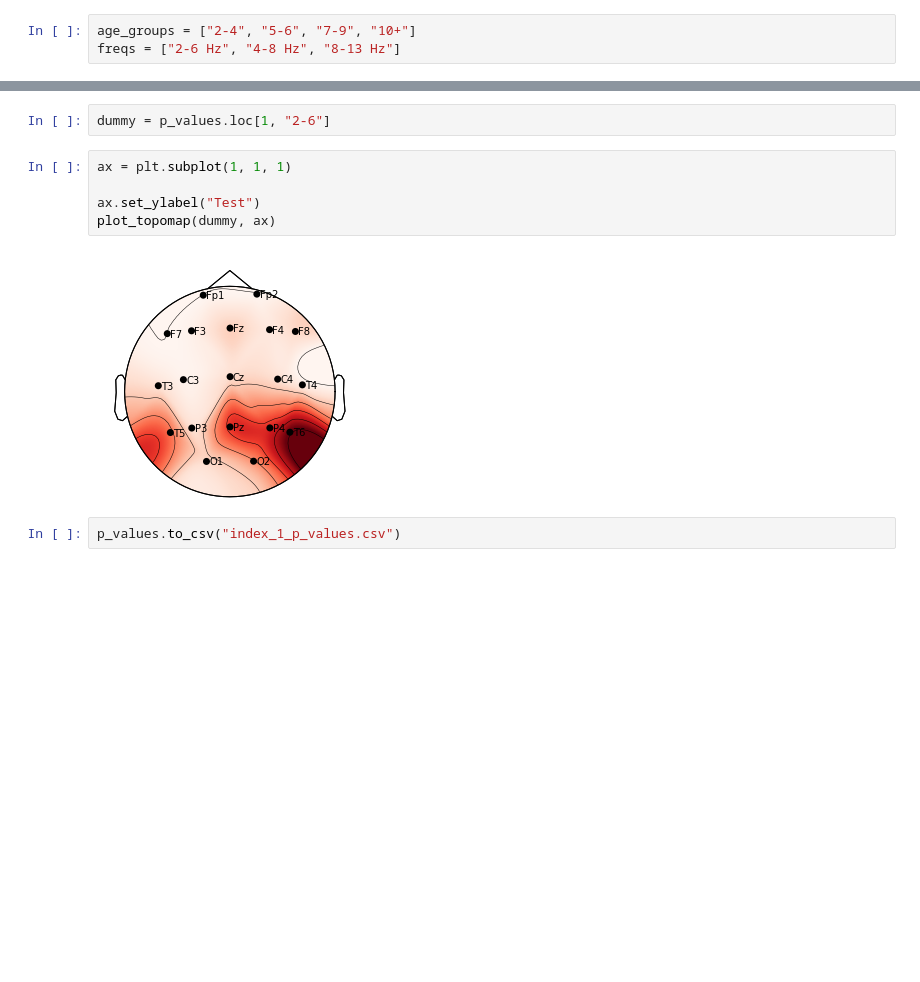
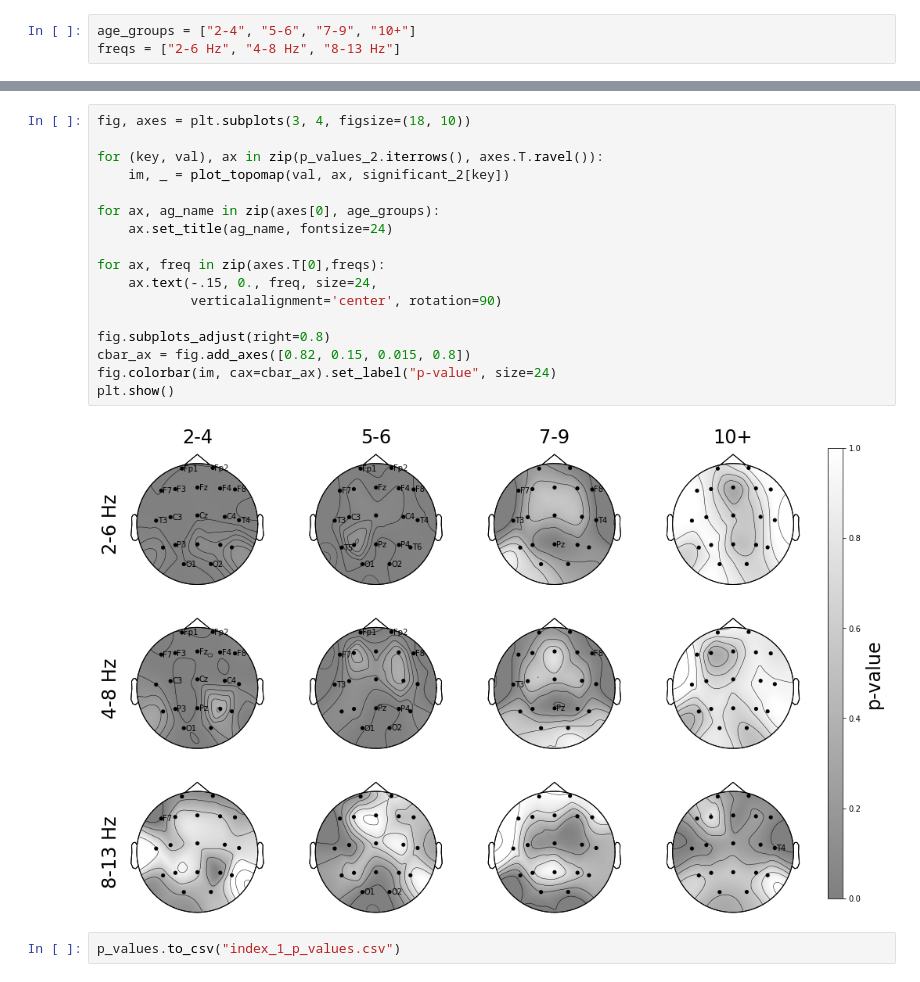
Before and after one commit to ledovsky/eeg-research, a Jupyter notebook: asd_experiments/220131 - Further index research.ipynb, the cells around one changed output, grey strips where cells are left out. Drawn from its saved outputs; the diff is of its cells as text; blank space fills up the shorter version.

```diff
--- a/asd_experiments/220131 - Further index research.ipynb
+++ b/asd_experiments/220131 - Further index research.ipynb
@@ -250,12 +286,22 @@ plt.show()
-# %%
-dummy = p_values.loc[1, "2-6"]
-# %%
-ax = plt.subplot(1, 1, 1)
-
-ax.set_ylabel("Test")
-plot_topomap(dummy, ax)
-# %% [output]
-[figure, removed]
+# %%
+fig, axes = plt.subplots(3, 4, figsize=(18, 10))
+
+for (key, val), ax in zip(p_values_2.iterrows(), axes.T.ravel()):
+    im, _ = plot_topomap(val, ax, significant_2[key])
+
+for ax, ag_name in zip(axes[0], age_groups):
+    ax.set_title(ag_name, fontsize=24)
+
+for ax, freq in zip(axes.T[0],freqs):
+    ax.text(-.15, 0., freq, size=24,
+            verticalalignment='center', rotation=90)
+
+fig.subplots_adjust(right=0.8)
+cbar_ax = fig.add_axes([0.82, 0.15, 0.015, 0.8])
+fig.colorbar(im, cax=cbar_ax).set_label("p-value", size=24)
+plt.show()
+# %% [output]
+[figure, added]
 # %%
 p_values.to_csv("index_1_p_values.csv")
 # %%
```
Also changed, not shown: parts of 7 cells of this notebook.
